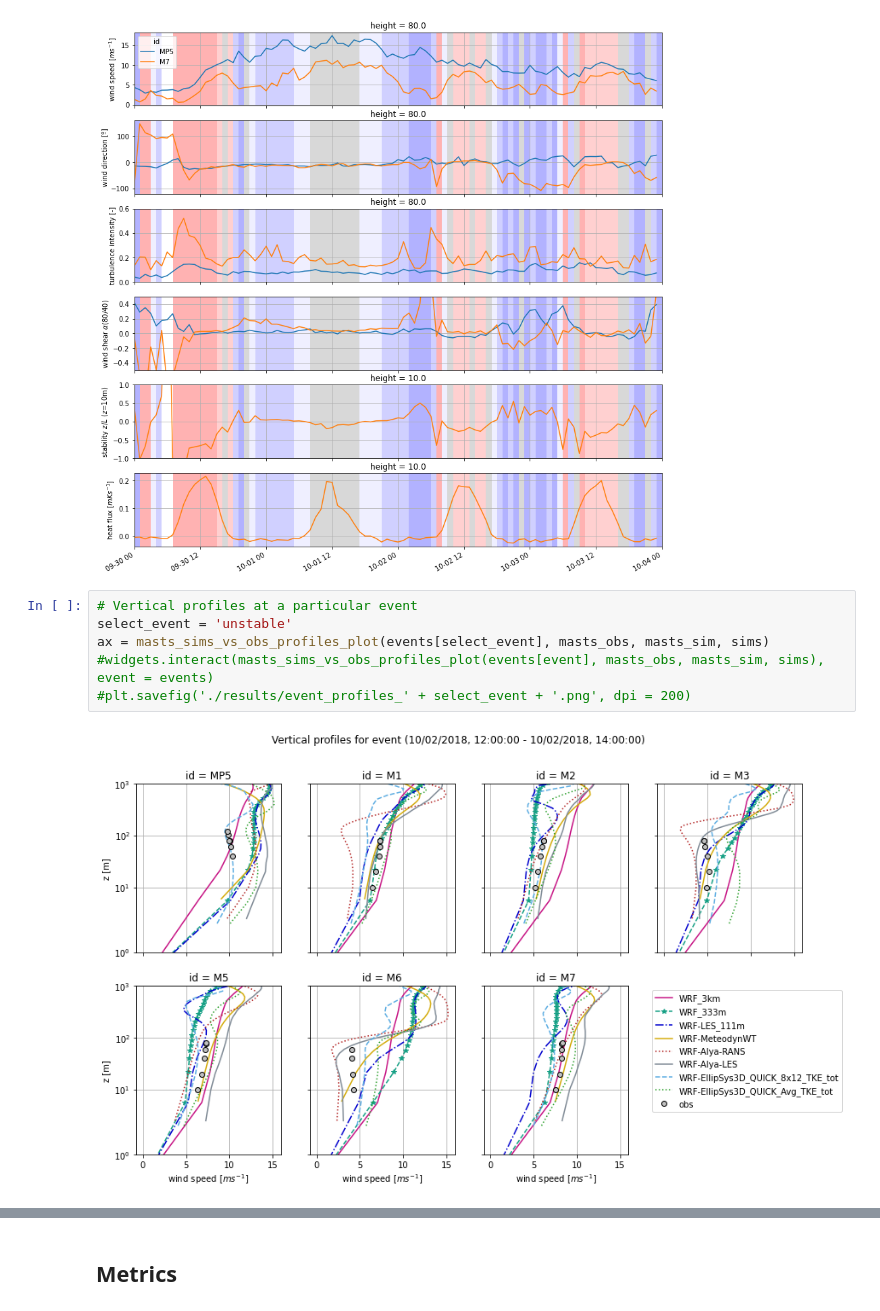
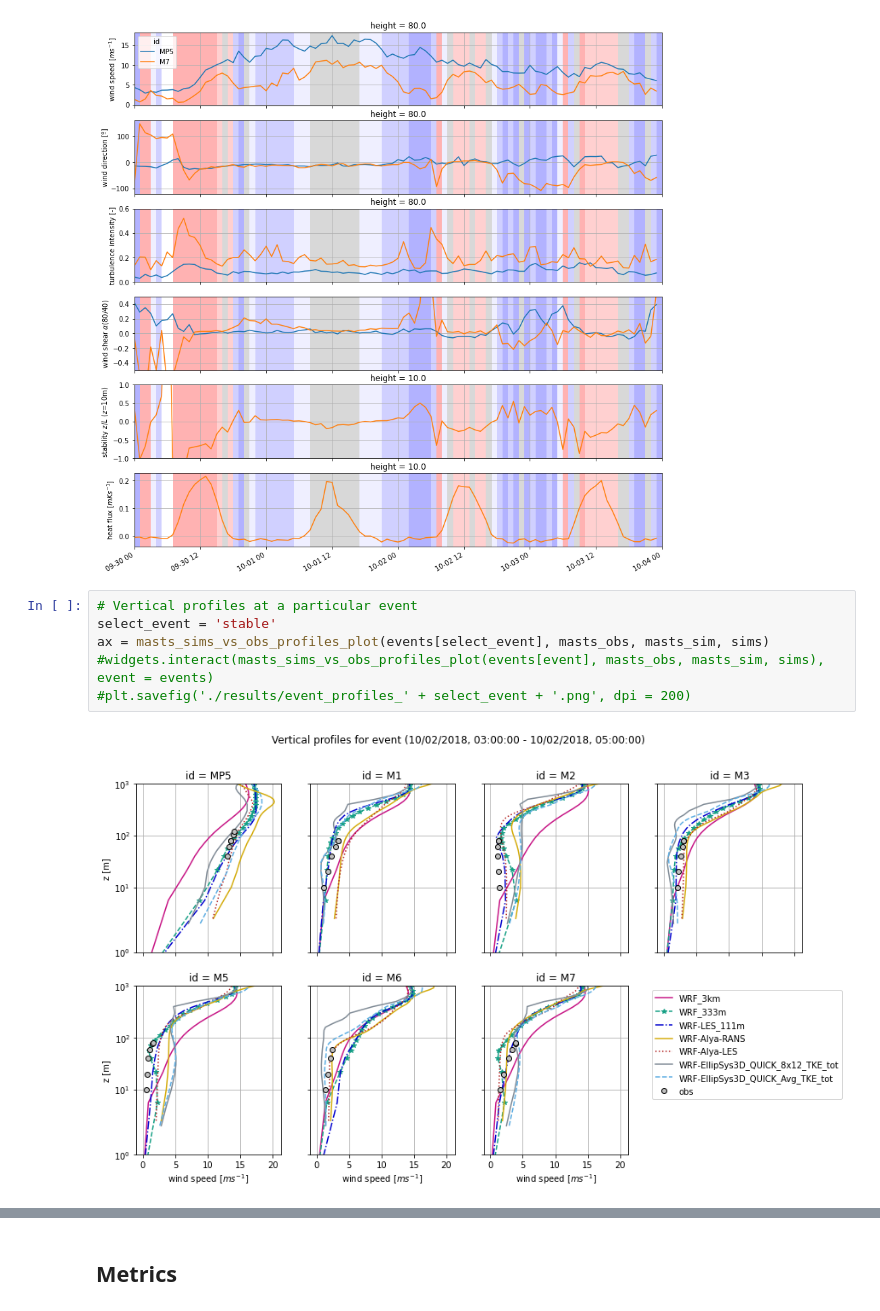
Before and after one commit to jsrodrigo/alex17, a Jupyter notebook: ALEX17_DiurnalCycles_Benchmark.ipynb, the cells around one changed output, grey strips where cells are left out. Cells and saved outputs as stored; diff of their text form.

```diff
--- a/ALEX17_DiurnalCycles_Benchmark.ipynb
+++ b/ALEX17_DiurnalCycles_Benchmark.ipynb
@@ -221,11 +216,11 @@ ax = compare_masts_timeseries_plot(mast, h, masts_obs, datefrom, dateto, [], bin
 [figure]
 # %%
 # Vertical profiles at a particular event
-select_event = 'unstable'
+select_event = 'stable'
 ax = masts_sims_vs_obs_profiles_plot(events[select_event], masts_obs, masts_sim, sims)
 #widgets.interact(masts_sims_vs_obs_profiles_plot(events[event], masts_obs, masts_sim, sims), event = events)
 #plt.savefig('./results/event_profiles_' + select_event + '.png', dpi = 200)
 # %% [output]
-[figure, old version]
+[figure, new version]
 # %%
 # Bin-averaged vertical profiles
```
Also changed, not shown: parts of 7 cells of this notebook, 1 other file.
